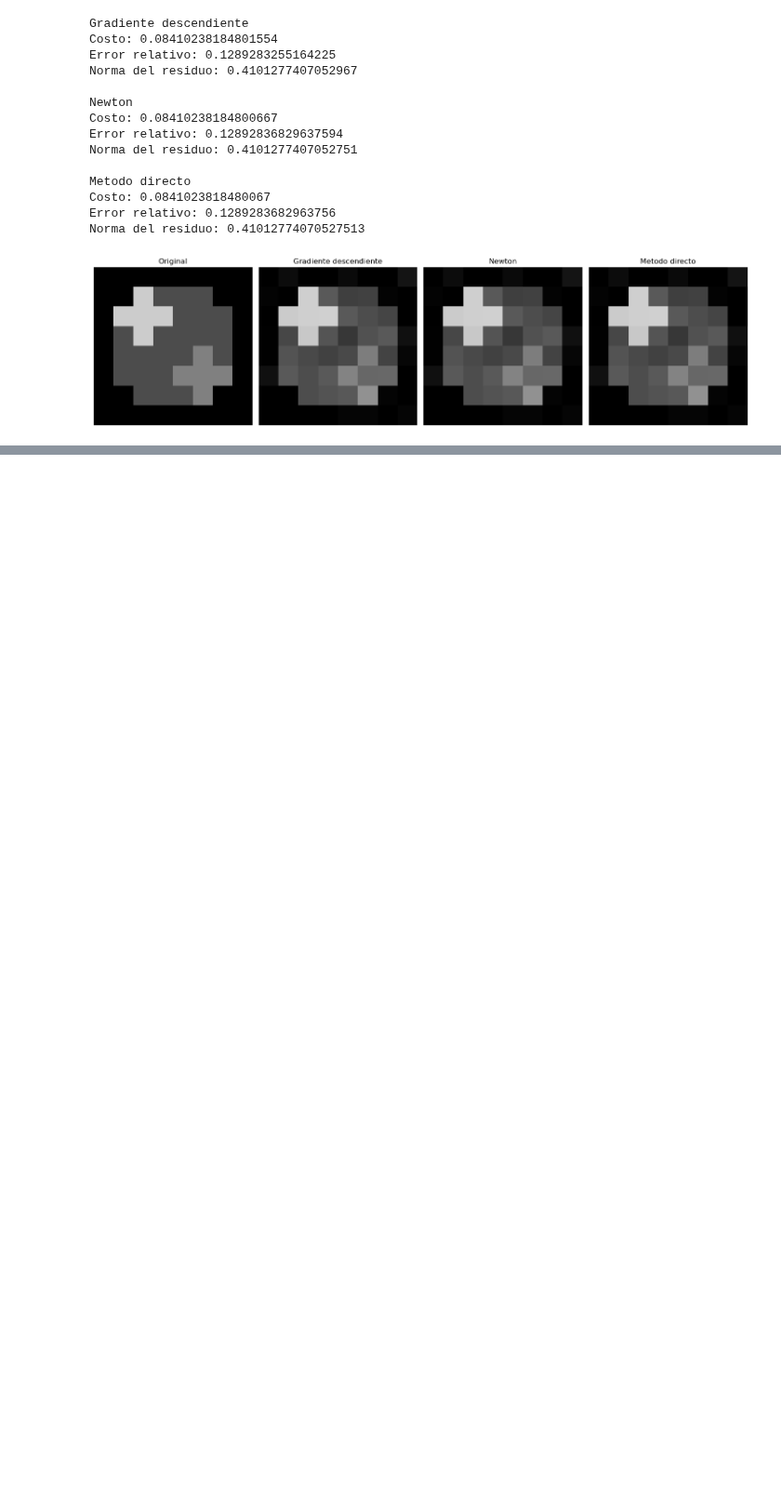
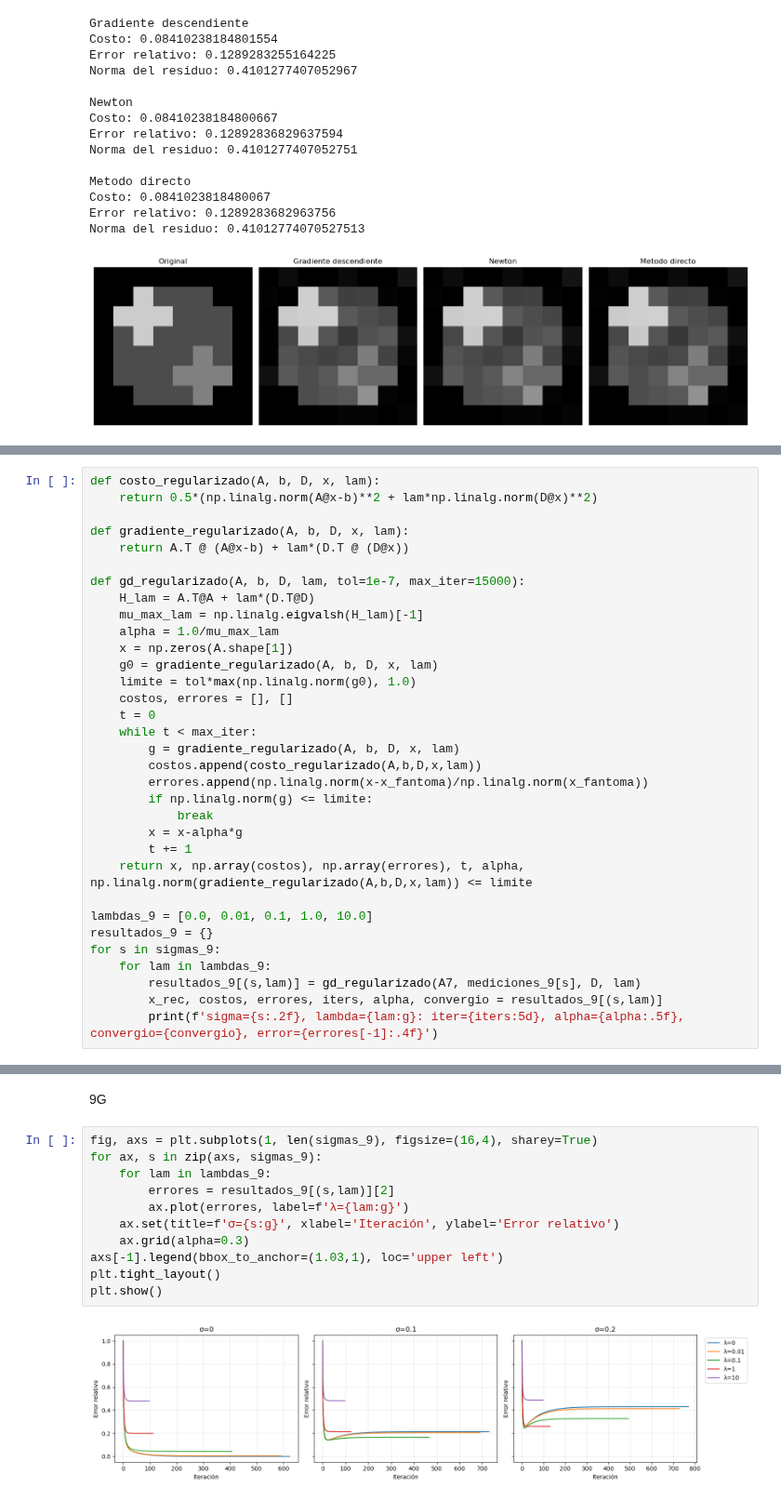
Before and after one commit to basmaxxx/metodos, a Jupyter notebook: TP1-Metodos.ipynb, the cells around one changed output, grey strips where cells are left out. Shown at 93% size. Drawn from its saved outputs; the diff is of its cells as text; blank space fills up the shorter version.

```diff
--- a/TP1-Metodos.ipynb
+++ b/TP1-Metodos.ipynb
@@ -710,0 +762,33 @@ Norma del residuo: 0.41012774070527513
+# %%
+def costo_regularizado(A, b, D, x, lam):
+    return 0.5*(np.linalg.norm(A@x-b)**2 + lam*np.linalg.norm(D@x)**2)
+
+def gradiente_regularizado(A, b, D, x, lam):
+    return A.T @ (A@x-b) + lam*(D.T @ (D@x))
+
+def gd_regularizado(A, b, D, lam, tol=1e-7, max_iter=15000):
+    H_lam = A.T@A + lam*(D.T@D)
+    mu_max_lam = np.linalg.eigvalsh(H_lam)[-1]
+    alpha = 1.0/mu_max_lam
+    x = np.zeros(A.shape[1])
+    g0 = gradiente_regularizado(A, b, D, x, lam)
+    limite = tol*max(np.linalg.norm(g0), 1.0)
+    costos, errores = [], []
+    t = 0
+    while t < max_iter:
+        g = gradiente_regularizado(A, b, D, x, lam)
+        costos.append(costo_regularizado(A,b,D,x,lam))
+        errores.append(np.linalg.norm(x-x_fantoma)/np.linalg.norm(x_fantoma))
+        if np.linalg.norm(g) <= limite:
+            break
+        x = x-alpha*g
+        t += 1
+    return x, np.array(costos), np.array(errores), t, alpha, np.linalg.norm(gradiente_regularizado(A,b,D,x,lam)) <= limite
+
+lambdas_9 = [0.0, 0.01, 0.1, 1.0, 10.0]
+resultados_9 = {}
+for s in sigmas_9:
+    for lam in lambdas_9:
+        resultados_9[(s,lam)] = gd_regularizado(A7, mediciones_9[s], D, lam)
+        x_rec, costos, errores, iters, alpha, convergio = resultados_9[(s,lam)]
+        print(f'sigma={s:.2f}, lambda={lam:g}: iter={iters:5d}, alpha={alpha:.5f}, convergio={convergio}, error={errores[-1]:.4f}')
@@ -710,0 +811,15 @@ Norma del residuo: 0.41012774070527513
+# %% [markdown]
+9G
+# %%
+fig, axs = plt.subplots(1, len(sigmas_9), figsize=(16,4), sharey=True)
+for ax, s in zip(axs, sigmas_9):
+    for lam in lambdas_9:
+        errores = resultados_9[(s,lam)][2]
+        ax.plot(errores, label=f'λ={lam:g}')
+    ax.set(title=f'σ={s:g}', xlabel='Iteración', ylabel='Error relativo')
+    ax.grid(alpha=0.3)
+axs[-1].legend(bbox_to_anchor=(1.03,1), loc='upper left')
+plt.tight_layout()
+plt.show()
+# %% [output]
+[figure, added]
```
Also changed, not shown: parts of 35 cells of this notebook, 2 other files.
